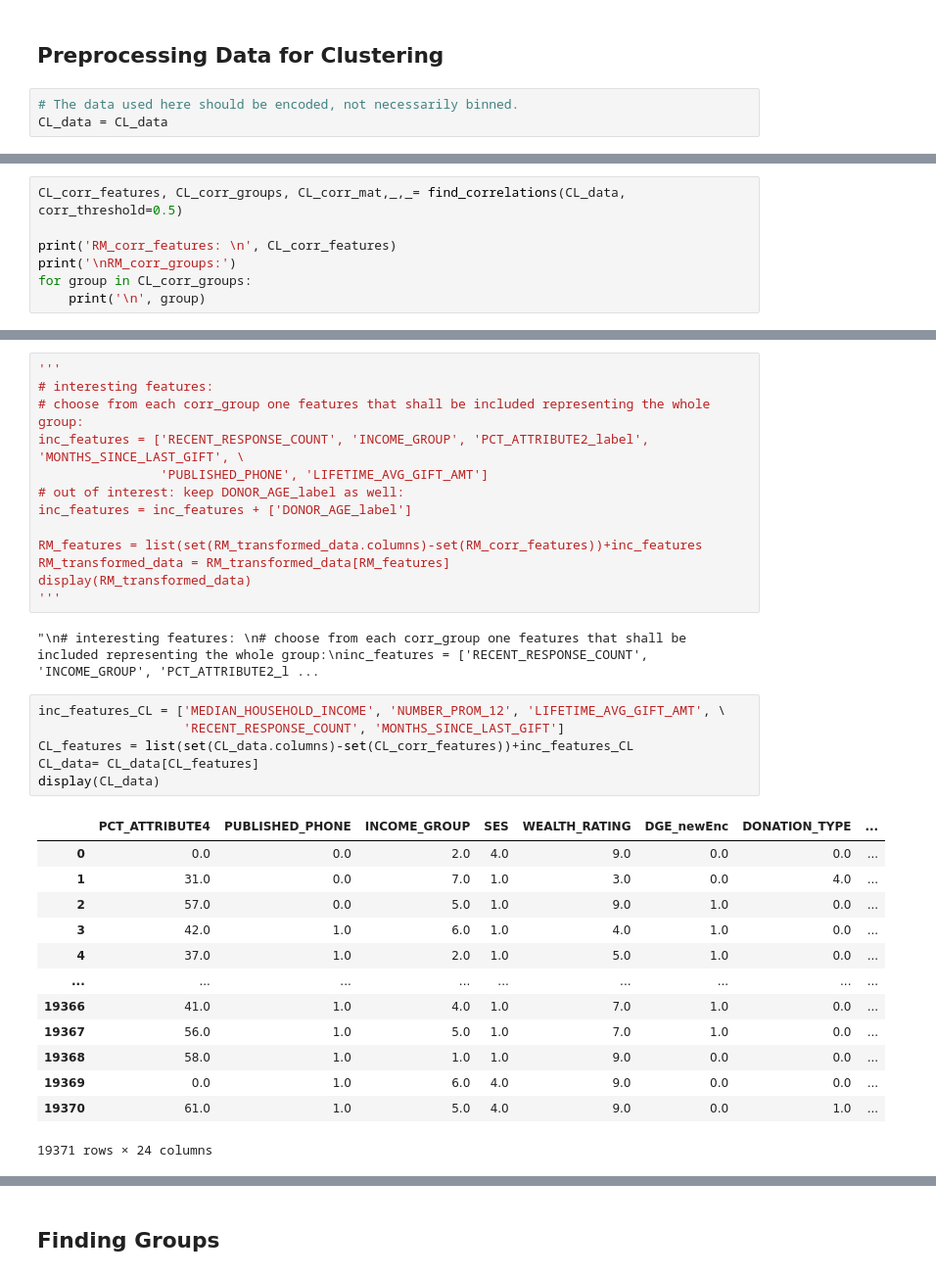
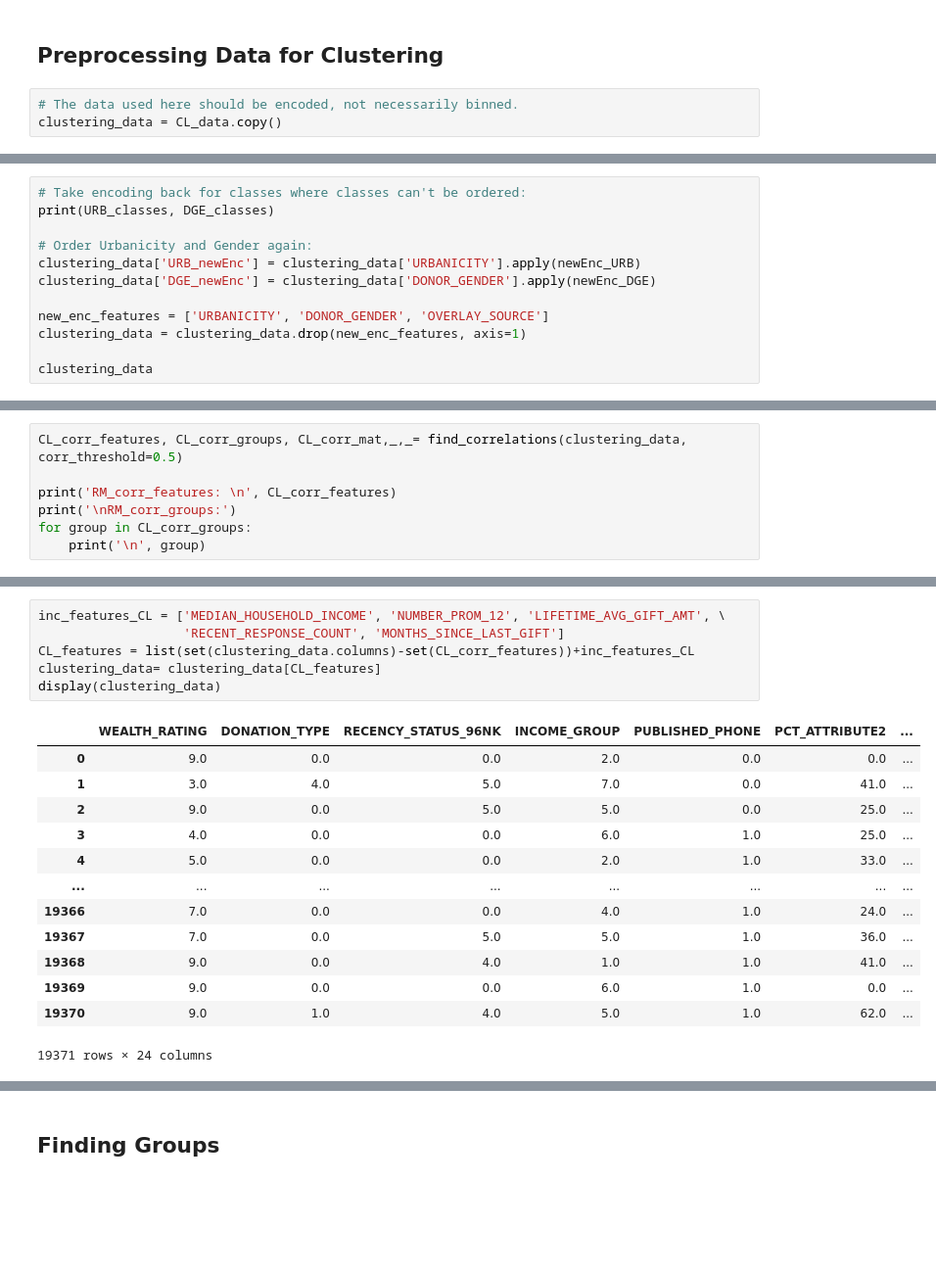
Before and after one commit to jlp237/ml_project, a Jupyter notebook: AA_202021_Project.ipynb, the cells around one changed output, grey strips where cells are left out. Shown at 98% size. Drawn from its saved outputs; the diff is of its cells as text; blank space fills up the shorter version.

Commit message:
Update AA_202021_Project.ipynb
Finished rule mining and clustering. Startet documentation/discussion of results.

```diff
--- a/AA_202021_Project.ipynb
+++ b/AA_202021_Project.ipynb
@@ -2244,4 +2241,4 @@ TODO:
 ## Preprocessing Data for Clustering
 # %%
 # The data used here should be encoded, not necessarily binned.
-CL_data = CL_data
+clustering_data = CL_data.copy()
@@ -2286,0 +2245,12 @@ CL_data
+# %%
+# Take encoding back for classes where classes can't be ordered:
+print(URB_classes, DGE_classes)
+
+# Order Urbanicity and Gender again:
+clustering_data['URB_newEnc'] = clustering_data['URBANICITY'].apply(newEnc_URB)
+clustering_data['DGE_newEnc'] = clustering_data['DONOR_GENDER'].apply(newEnc_DGE)
+
+new_enc_features = ['URBANICITY', 'DONOR_GENDER', 'OVERLAY_SOURCE']
+clustering_data = clustering_data.drop(new_enc_features, axis=1)
+
+clustering_data
@@ -2287,5 +2272,5 @@ CL_data
 # %%
-CL_corr_features, CL_corr_groups, CL_corr_mat,_,_= find_correlations(CL_data, corr_threshold=0.5)
+CL_corr_features, CL_corr_groups, CL_corr_mat,_,_= find_correlations(clustering_data, corr_threshold=0.5)
 
 print('RM_corr_features: \n', CL_corr_features)
 print('\nRM_corr_groups:')
@@ -2310,36 +2297,21 @@ RM_corr_groups:
-# %%
-'''
-# interesting features:
-# choose from each corr_group one features that shall be included representing the whole group:
-inc_features = ['RECENT_RESPONSE_COUNT', 'INCOME_GROUP', 'PCT_ATTRIBUTE2_label', 'MONTHS_SINCE_LAST_GIFT', \
-                'PUBLISHED_PHONE', 'LIFETIME_AVG_GIFT_AMT']
-# out of interest: keep DONOR_AGE_label as well:
-inc_features = inc_features + ['DONOR_AGE_label']
-
-RM_features = list(set(RM_transformed_data.columns)-set(RM_corr_features))+inc_features
-RM_transformed_data = RM_transformed_data[RM_features]
-display(RM_transformed_data)
-'''
-# %% [output]
-"\n# interesting features: \n# choose from each corr_group one features that shall be included representing the whole group:\ninc_features = ['RECENT_RESPONSE_COUNT', 'INCOME_GROUP', 'PCT_ATTRIBUTE2_l ...
 # %%
 inc_features_CL = ['MEDIAN_HOUSEHOLD_INCOME', 'NUMBER_PROM_12', 'LIFETIME_AVG_GIFT_AMT', \
                    'RECENT_RESPONSE_COUNT', 'MONTHS_SINCE_LAST_GIFT']
-CL_features = list(set(CL_data.columns)-set(CL_corr_features))+inc_features_CL
-CL_data= CL_data[CL_features]
-display(CL_data)
+CL_features = list(set(clustering_data.columns)-set(CL_corr_features))+inc_features_CL
+clustering_data= clustering_data[CL_features]
+display(clustering_data)
 # %% [output]
-|  | PCT_ATTRIBUTE4 | PUBLISHED_PHONE | INCOME_GROUP | SES | WEALTH_RATING | DGE_newEnc | DONATION_TYPE | ... |
-| 0 | 0.0 | 0.0 | 2.0 | 4.0 | 9.0 | 0.0 | 0.0 | ... |
-| 1 | 31.0 | 0.0 | 7.0 | 1.0 | 3.0 | 0.0 | 4.0 | ... |
-| 2 | 57.0 | 0.0 | 5.0 | 1.0 | 9.0 | 1.0 | 0.0 | ... |
-| 3 | 42.0 | 1.0 | 6.0 | 1.0 | 4.0 | 1.0 | 0.0 | ... |
-| 4 | 37.0 | 1.0 | 2.0 | 1.0 | 5.0 | 1.0 | 0.0 | ... |
-| ... | ... | ... | ... | ... | ... | ... | ... | ... |
-| 19366 | 41.0 | 1.0 | 4.0 | 1.0 | 7.0 | 1.0 | 0.0 | ... |
-| 19367 | 56.0 | 1.0 | 5.0 | 1.0 | 7.0 | 1.0 | 0.0 | ... |
-| 19368 | 58.0 | 1.0 | 1.0 | 1.0 | 9.0 | 0.0 | 0.0 | ... |
-| 19369 | 0.0 | 1.0 | 6.0 | 4.0 | 9.0 | 0.0 | 0.0 | ... |
-| 19370 | 61.0 | 1.0 | 5.0 | 4.0 | 9.0 | 0.0 | 1.0 | ... |
+|  | WEALTH_RATING | DONATION_TYPE | RECENCY_STATUS_96NK | INCOME_GROUP | PUBLISHED_PHONE | PCT_ATTRIBUTE2 | ... |
+| 0 | 9.0 | 0.0 | 0.0 | 2.0 | 0.0 | 0.0 | ... |
+| 1 | 3.0 | 4.0 | 5.0 | 7.0 | 0.0 | 41.0 | ... |
+| 2 | 9.0 | 0.0 | 5.0 | 5.0 | 0.0 | 25.0 | ... |
+| 3 | 4.0 | 0.0 | 0.0 | 6.0 | 1.0 | 25.0 | ... |
+| 4 | 5.0 | 0.0 | 0.0 | 2.0 | 1.0 | 33.0 | ... |
+| ... | ... | ... | ... | ... | ... | ... | ... |
+| 19366 | 7.0 | 0.0 | 0.0 | 4.0 | 1.0 | 24.0 | ... |
+| 19367 | 7.0 | 0.0 | 5.0 | 5.0 | 1.0 | 36.0 | ... |
+| 19368 | 9.0 | 0.0 | 4.0 | 1.0 | 1.0 | 41.0 | ... |
+| 19369 | 9.0 | 0.0 | 0.0 | 6.0 | 1.0 | 0.0 | ... |
+| 19370 | 9.0 | 1.0 | 4.0 | 5.0 | 1.0 | 62.0 | ... |
 19371 rows × 24 columns
 # %%
```
Also changed, not shown: parts of 45 cells of this notebook.
